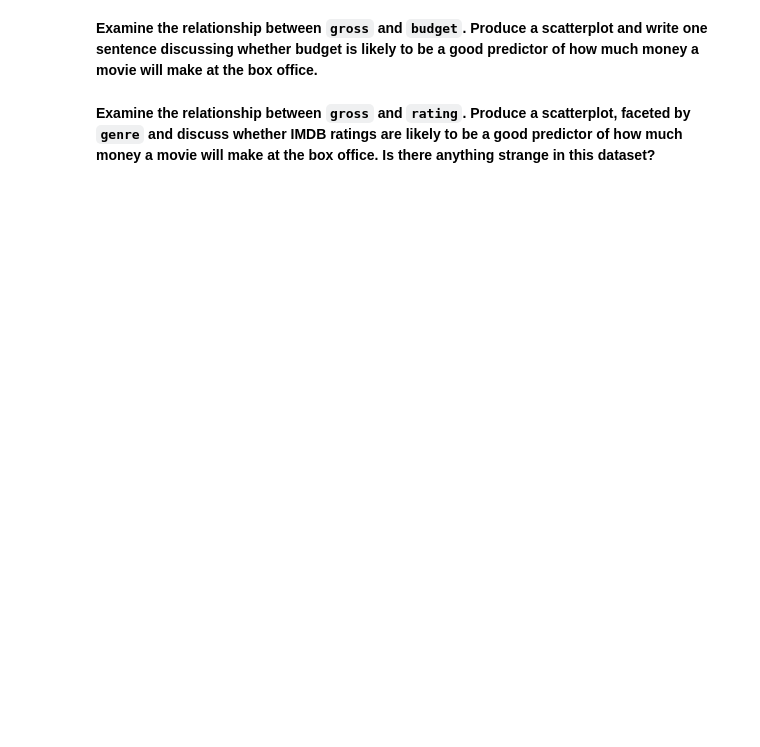
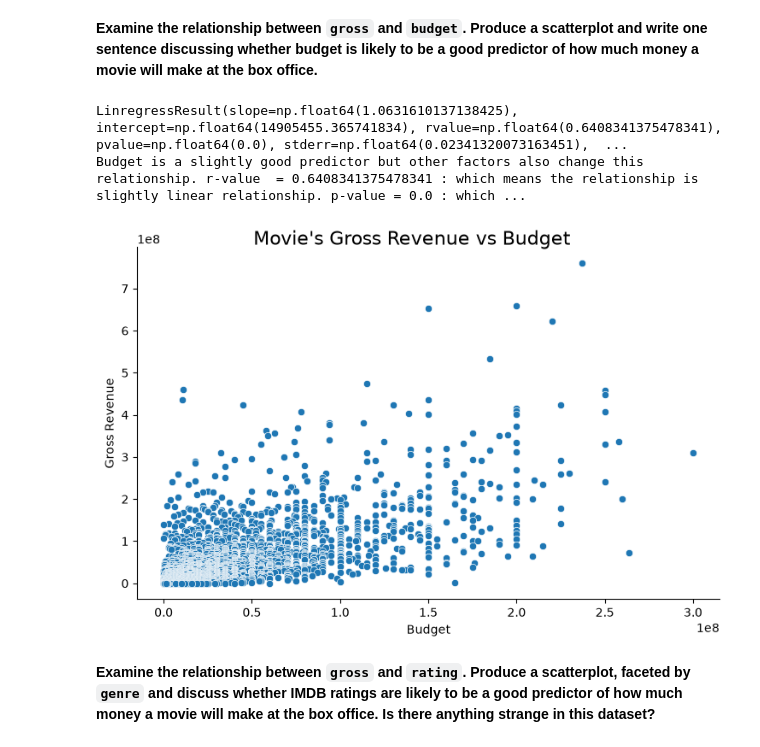
Before and after one commit to vidhyamini/Analytics-coding-Python, a Jupyter notebook: Session_2/Homework.ipynb, the cells around one changed output. Drawn from its saved outputs; the diff is of its cells as text; code cells hidden in the pictures; blank space fills up the shorter version.

```diff
--- a/Session_2/Homework.ipynb
+++ b/Session_2/Homework.ipynb
@@ -200,4 +223,22 @@ sns.kdeplot(data = movies, x = 'rating',hue='genre',common_norm=False,warn_singu
 # %% [markdown]
 **Examine the relationship between `gross` and `budget`. Produce a scatterplot and write one sentence discussing whether budget is likely to be a good predictor of how much money a movie will make at the box office.**
+# %%
+movie_success_metric = sns.relplot(
+    data=movies,
+    x= 'budget',
+    y='gross',
+    kind='scatter',
+    height=5,
+    aspect=1.5
+)
+movie_success_metric.set_axis_labels("Budget","Gross Revenue")
+movie_success_metric.figure.suptitle("Movie's Gross Revenue vs Budget", fontsize=16)
+linear_regression = linregress(movies['budget'],movies['gross'])
+print(linear_regression)
+print("Budget is a slightly good predictor but other factors also change this relationship. r-value  = 0.6408341375478341 : which means the relationship is slightly linear relationship. p-value = 0.0 : which means relationship is significant.")
+# %% [output]
+LinregressResult(slope=np.float64(1.0631610137138425), intercept=np.float64(14905455.365741834), rvalue=np.float64(0.6408341375478341), pvalue=np.float64(0.0), stderr=np.float64(0.02341320073163451),  ...
+Budget is a slightly good predictor but other factors also change this relationship. r-value  = 0.6408341375478341 : which means the relationship is slightly linear relationship. p-value = 0.0 : which ...
+[figure, added]
 # %% [markdown]
 **Examine the relationship between `gross` and `rating`. Produce a scatterplot, faceted by `genre` and discuss whether IMDB ratings are likely to be a good predictor of how much money a movie will make at the box office. Is there anything strange in this dataset?**
```
Also changed, not shown: parts of 3 cells of this notebook.
